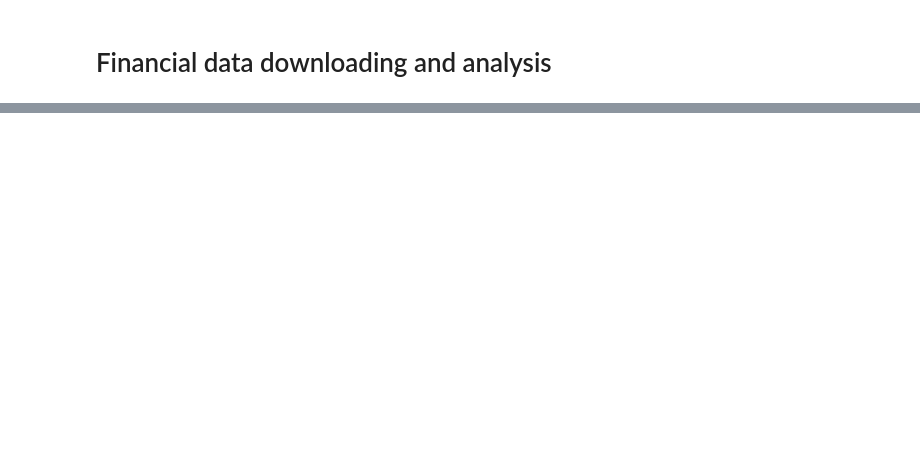
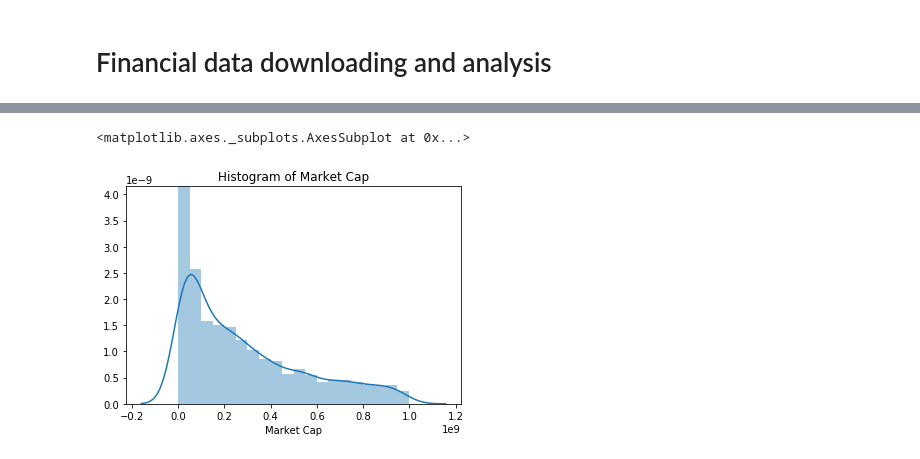
Before and after one commit to disanman/ML_projects, a Jupyter notebook: Finviz_Spider/Finviz.ipynb, the cells around one changed output, grey strips where cells are left out. Cells and saved outputs as stored; diff of their text form; code cells hidden in the pictures; blank space fills up the shorter version.

```diff
--- a/Finviz_Spider/Finviz.ipynb
+++ b/Finviz_Spider/Finviz.ipynb
@@ -12,0 +15,5 @@ data.head()
+# %%
+import pandas as pd
+
+data = pd.DataFrame.from_csv('Finviz_data_20190701_1307.csv')
+data.head()
@@ -12,0 +47,7 @@ data.head()
+# %%
+p = sns.distplot(data['Market Cap'][data['Market Cap'] < 1e10])
+p.set(title='Histogram of Market Cap')
+p
+# %% [output]
+<matplotlib.axes._subplots.AxesSubplot at 0x...>
+[figure, added]
```
Also changed, not shown: parts of 17 cells of this notebook.
